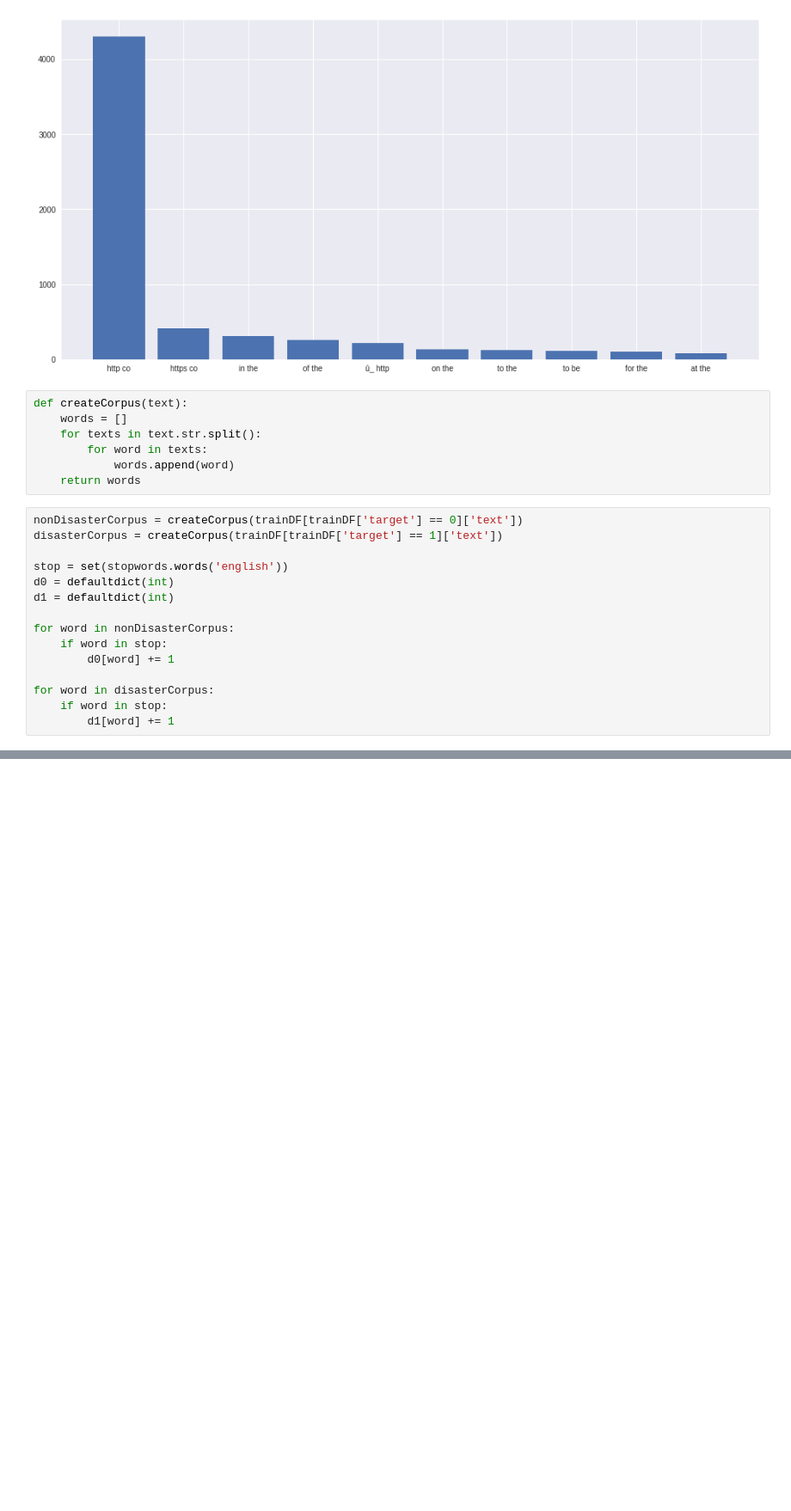
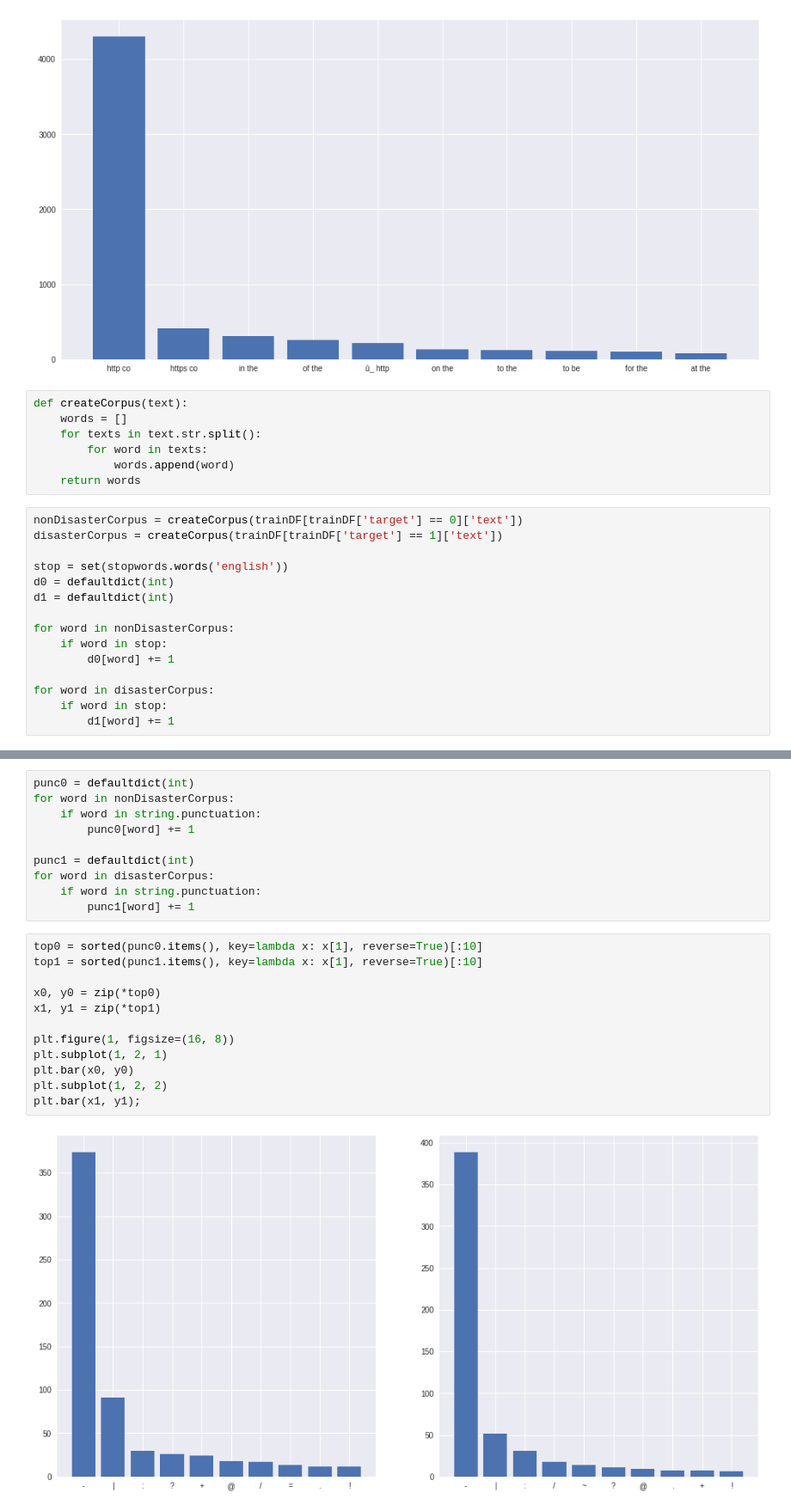
Before and after one commit to RodrigoSoares256/NLP, a Jupyter notebook: disasterTweets.ipynb, the cells around one changed output, grey strips where cells are left out. Shown: that part at 86% size. Drawn from its saved outputs; the diff is of its cells as text; blank space fills up the shorter version.

```diff
--- a/disasterTweets.ipynb
+++ b/disasterTweets.ipynb
@@ -250,0 +281,24 @@ for word in disasterCorpus:
+# %%
+punc0 = defaultdict(int)
+for word in nonDisasterCorpus:
+    if word in string.punctuation:
+        punc0[word] += 1
+
+punc1 = defaultdict(int)
+for word in disasterCorpus:
+    if word in string.punctuation:
+        punc1[word] += 1
+# %%
+top0 = sorted(punc0.items(), key=lambda x: x[1], reverse=True)[:10]
+top1 = sorted(punc1.items(), key=lambda x: x[1], reverse=True)[:10]
+
+x0, y0 = zip(*top0)
+x1, y1 = zip(*top1)
+
+plt.figure(1, figsize=(16, 8))
+plt.subplot(1, 2, 1)
+plt.bar(x0, y0)
+plt.subplot(1, 2, 2)
+plt.bar(x1, y1);
+# %% [output]
+[figure, added]
```
Also changed, not shown: parts of 37 cells of this notebook.
